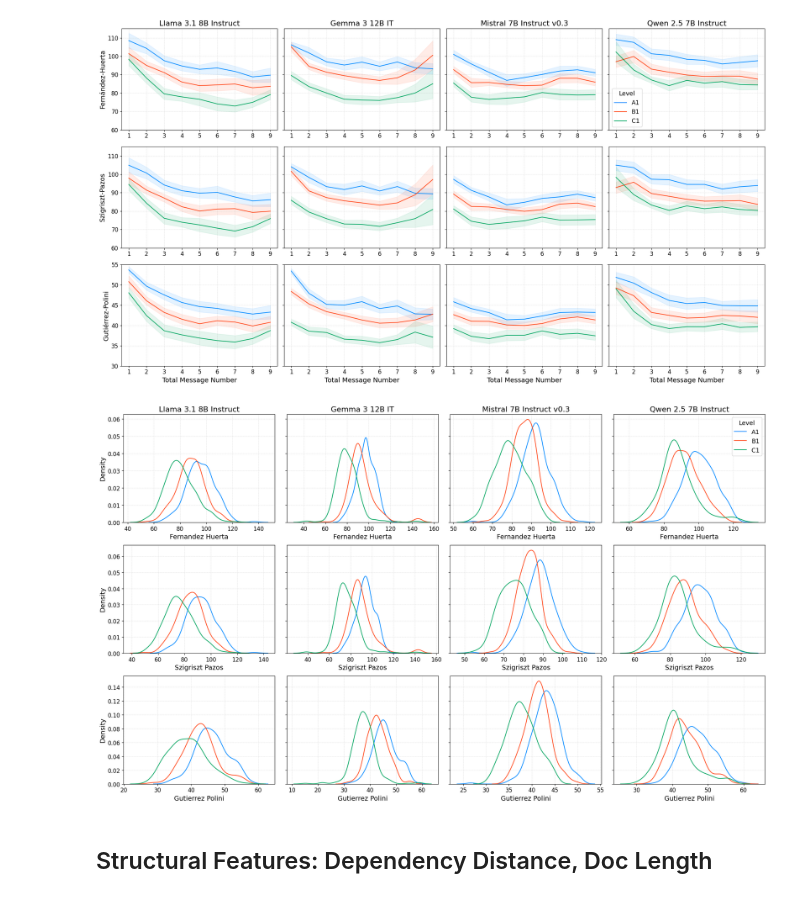
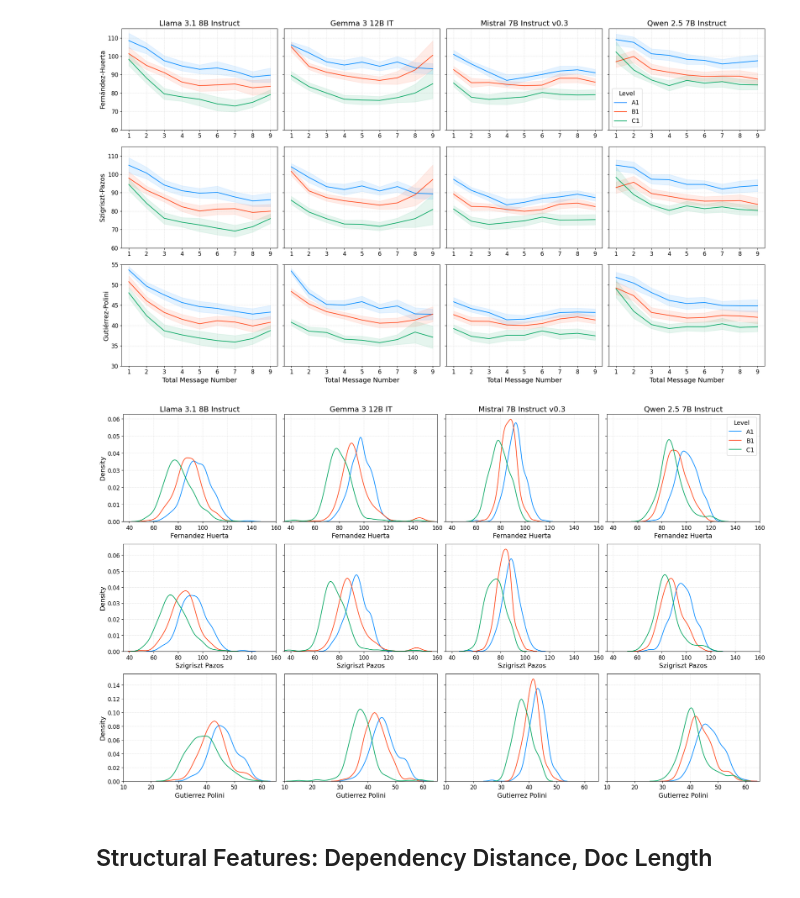
Before and after one commit to INTERACT-LLM/alignment-drift-llms, a Jupyter notebook: src/plotting.ipynb, the cells around one changed output. Saved outputs shown, nothing was run; the diff lists cells and outputs as text; code cells hidden in the pictures.

```diff
--- a/src/plotting.ipynb
+++ b/src/plotting.ipynb
@@ -94,16 +94,17 @@ save_agg_df.write_csv(results_dir / "agg_spanish_readability_high_easy.csv")
 # %%
 fig = distribution_plot(assistant_df,
                         x_vars=["fernandez_huerta", "szigriszt_pazos", "gutierrez_polini"],
                         group_var="level",
                         model_var="model",
                         unique_models=unique_models,
                         normalize=True,
                         x_label_texts=["Fernandez Huerta", "Szigriszt Pazos", "Gutierrez Polini"],
+                        x_lims={"fernandez_huerta": (35, 160), "szigriszt_pazos": (35, 160), "gutierrez_polini": (10, 65)},
                         density_lines=True)
 
 fig.savefig(readability_dir / "spanish_readability_high_easy_dist.png", dpi=300, bbox_inches="tight", pad_inches=pad_inches)
 # %% [output]
-[figure, old version]
+[figure, new version]
 # %% [markdown]
 ## Structural Features: Dependency Distance, Doc Length
 # %%
```
Also changed, not shown: parts of 3 cells of this notebook, 4 other files.
